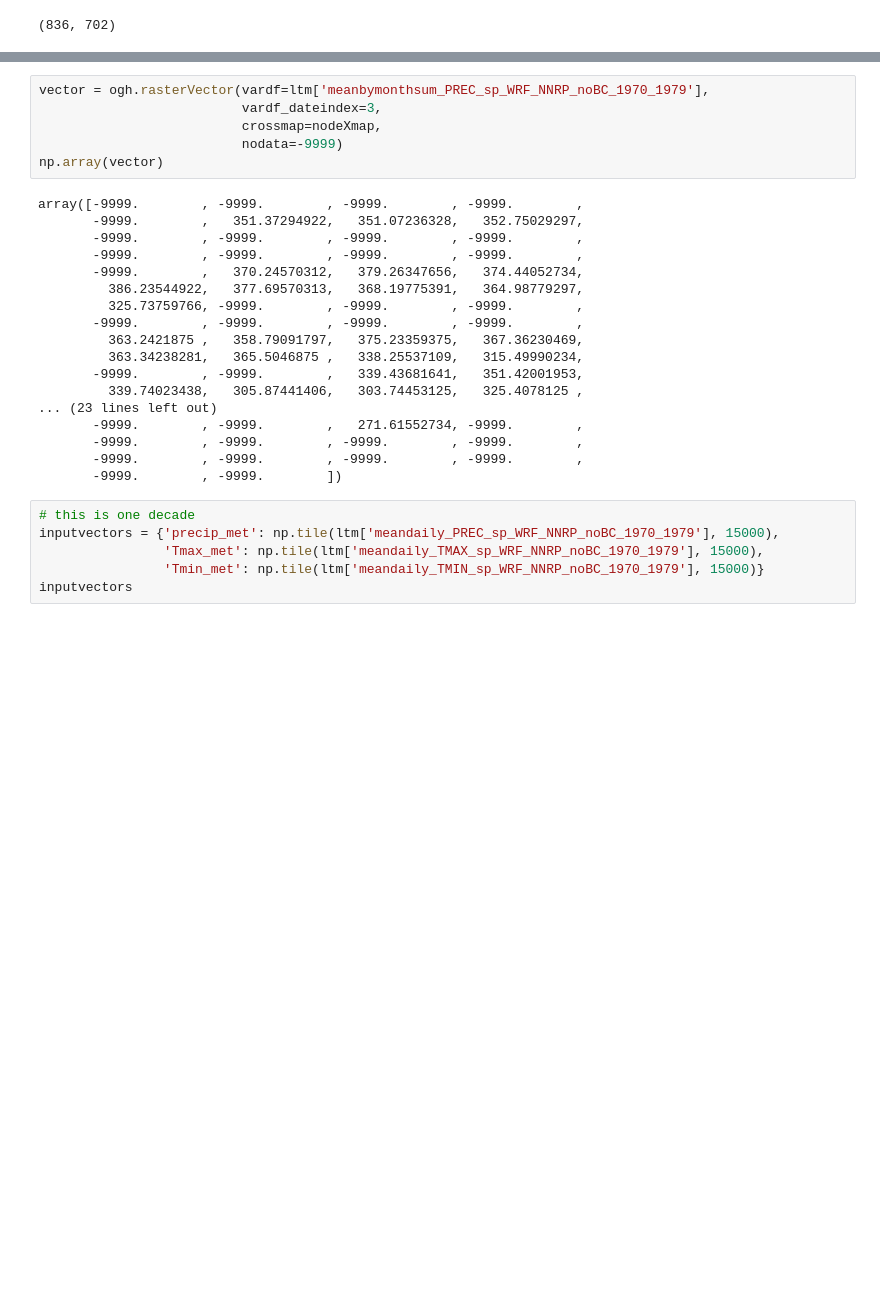
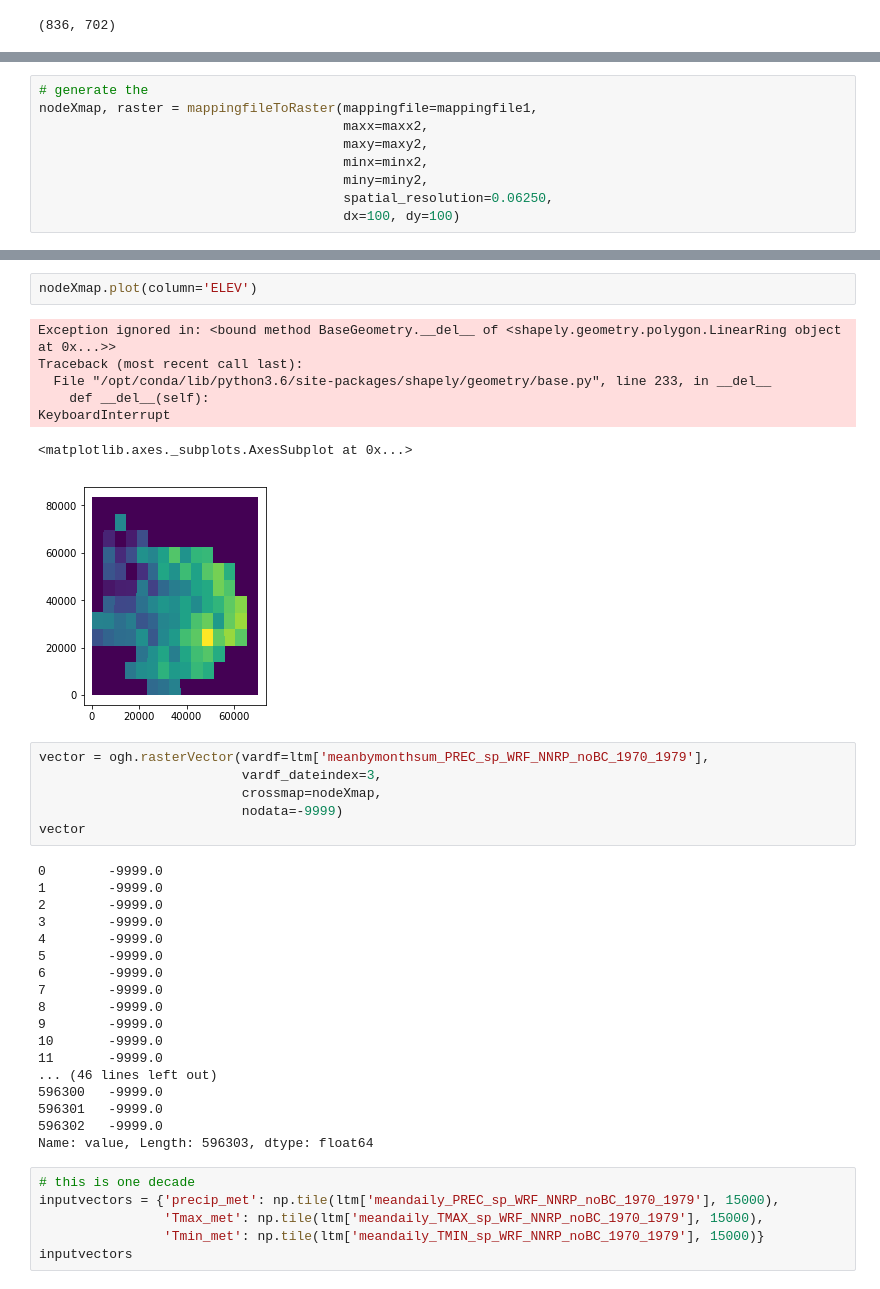
Before and after one commit to Freshwater-Initiative/Observatory, a Jupyter notebook: tutorials/Observatory_usecase7_xmapLandlab.ipynb, the cells around one changed output, grey strips where cells are left out. Drawn from its saved outputs; the diff is of its cells as text; blank space fills up the shorter version.

```diff
--- a/tutorials/Observatory_usecase7_xmapLandlab.ipynb
+++ b/tutorials/Observatory_usecase7_xmapLandlab.ipynb
@@ -503,0 +477,9 @@ nodeXmap
+# %%
+# generate the
+nodeXmap, raster = mappingfileToRaster(mappingfile=mappingfile1,
+                                       maxx=maxx2,
+                                       maxy=maxy2,
+                                       minx=minx2,
+                                       miny=miny2,
+                                       spatial_resolution=0.06250,
+                                       dx=100, dy=100)
@@ -504,27 +494,37 @@ nodeXmap
+# %%
+nodeXmap.plot(column='ELEV')
+# %% [output]
+Exception ignored in: <bound method BaseGeometry.__del__ of <shapely.geometry.polygon.LinearRing object at 0x...>>
+Traceback (most recent call last):
+  File "/opt/conda/lib/python3.6/site-packages/shapely/geometry/base.py", line 233, in __del__
+    def __del__(self):
+KeyboardInterrupt
+<matplotlib.axes._subplots.AxesSubplot at 0x...>
+[figure, added]
 # %%
 vector = ogh.rasterVector(vardf=ltm['meanbymonthsum_PREC_sp_WRF_NNRP_noBC_1970_1979'],
                           vardf_dateindex=3,
                           crossmap=nodeXmap,
                           nodata=-9999)
-np.array(vector)
+vector
 # %% [output]
-array([-9999.        , -9999.        , -9999.        , -9999.        ,
-       -9999.        ,   351.37294922,   351.07236328,   352.75029297,
-       -9999.        , -9999.        , -9999.        , -9999.        ,
-       -9999.        , -9999.        , -9999.        , -9999.        ,
-       -9999.        ,   370.24570312,   379.26347656,   374.44052734,
-         386.23544922,   377.69570313,   368.19775391,   364.98779297,
-         325.73759766, -9999.        , -9999.        , -9999.        ,
-       -9999.        , -9999.        , -9999.        , -9999.        ,
-         363.2421875 ,   358.79091797,   375.23359375,   367.36230469,
-         363.34238281,   365.5046875 ,   338.25537109,   315.49990234,
-       -9999.        , -9999.        ,   339.43681641,   351.42001953,
-         339.74023438,   305.87441406,   303.74453125,   325.4078125 ,
-... (23 lines left out)
-       -9999.        , -9999.        ,   271.61552734, -9999.        ,
-       -9999.        , -9999.        , -9999.        , -9999.        ,
-       -9999.        , -9999.        , -9999.        , -9999.        ,
-       -9999.        , -9999.        ])
+0        -9999.0
+1        -9999.0
+2        -9999.0
+3        -9999.0
+4        -9999.0
+5        -9999.0
+6        -9999.0
+7        -9999.0
+8        -9999.0
+9        -9999.0
+10       -9999.0
+11       -9999.0
+... (46 lines left out)
+596300   -9999.0
+596301   -9999.0
+596302   -9999.0
+Name: value, Length: 596303, dtype: float64
 # %%
 # this is one decade
 inputvectors = {'precip_met': np.tile(ltm['meandaily_PREC_sp_WRF_NNRP_noBC_1970_1979'], 15000),
```
Also changed, not shown: parts of 15 cells of this notebook, 2 other files.
